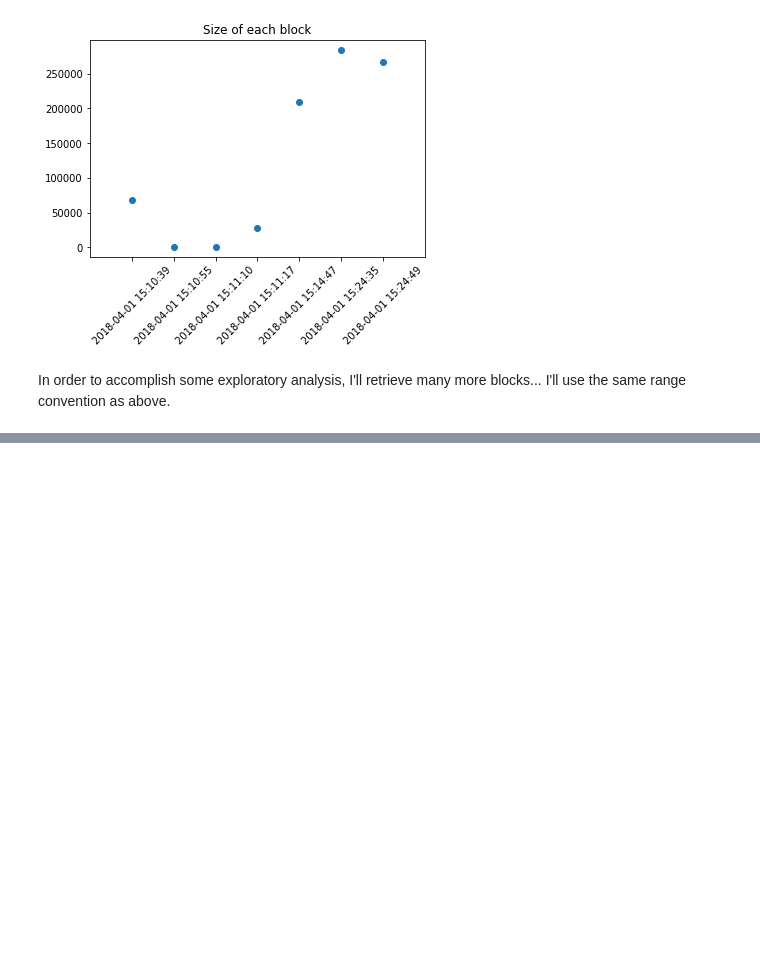
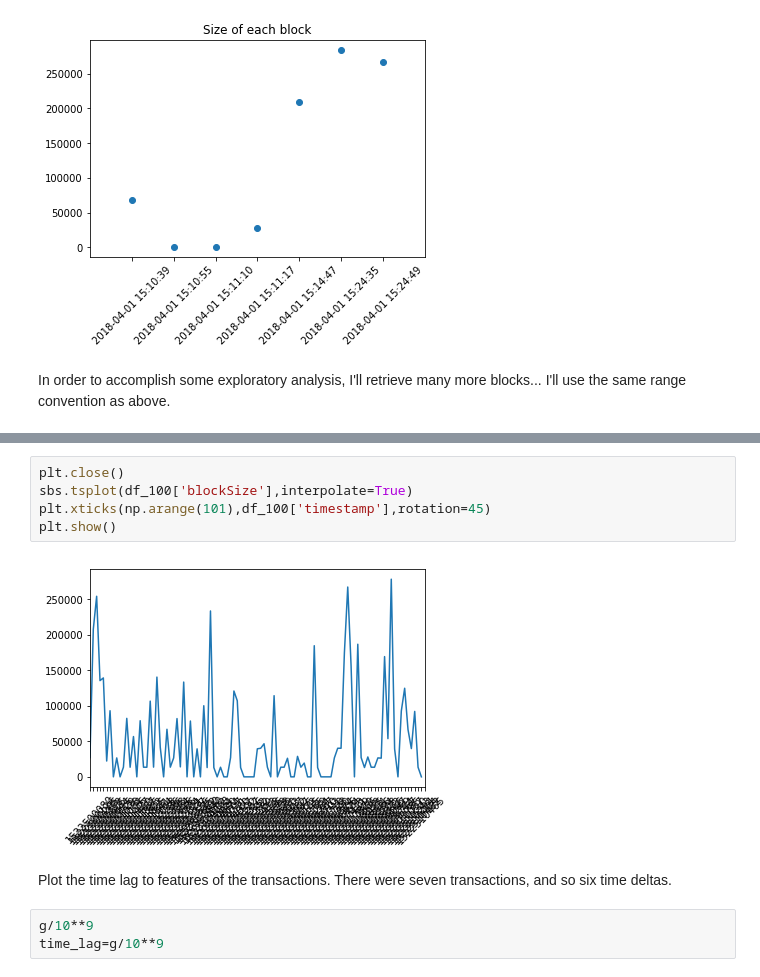
Before and after one commit to calleja/data607_finalProject, a Jupyter notebook: chainradar_explore.ipynb, the cells around one changed output, grey strips where cells are left out. Saved outputs shown, nothing was run; the diff lists cells and outputs as text; blank space fills up the shorter version.

```diff
--- a/chainradar_explore.ipynb
+++ b/chainradar_explore.ipynb
@@ -98,0 +123,12 @@ lista_json=response3.json()
+# %%
+plt.close()
+sbs.tsplot(df_100['blockSize'],interpolate=True)
+plt.xticks(np.arange(101),df_100['timestamp'],rotation=45)
+plt.show()
+# %% [output]
+[figure, added]
+# %% [markdown]
+Plot the time lag to features of the transactions. There were seven transactions, and so six time deltas.
+# %%
+g/10**9
+time_lag=g/10**9
```
Also changed, not shown: parts of 10 cells of this notebook.
